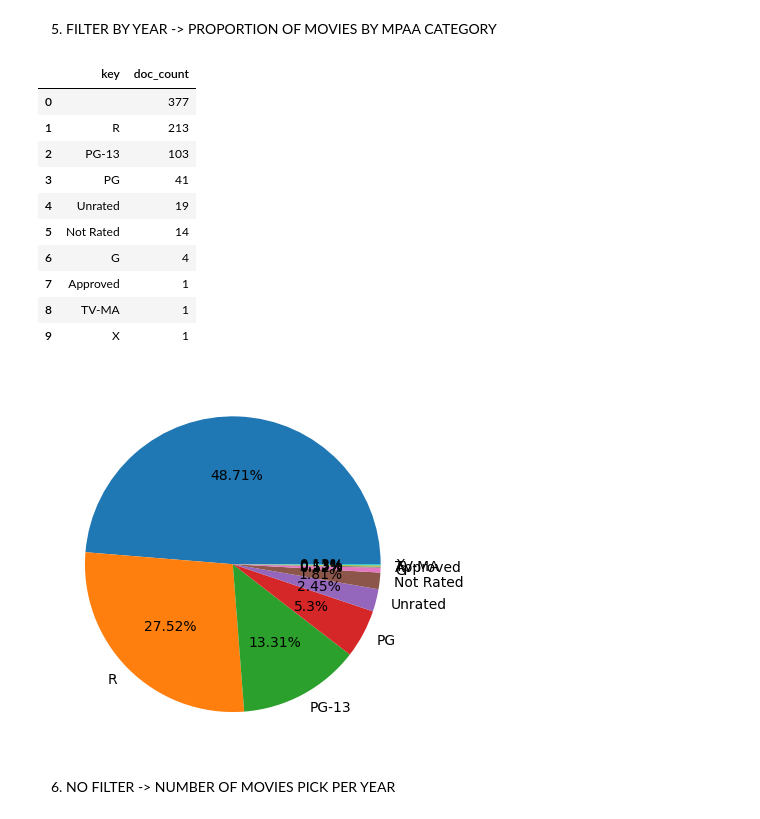
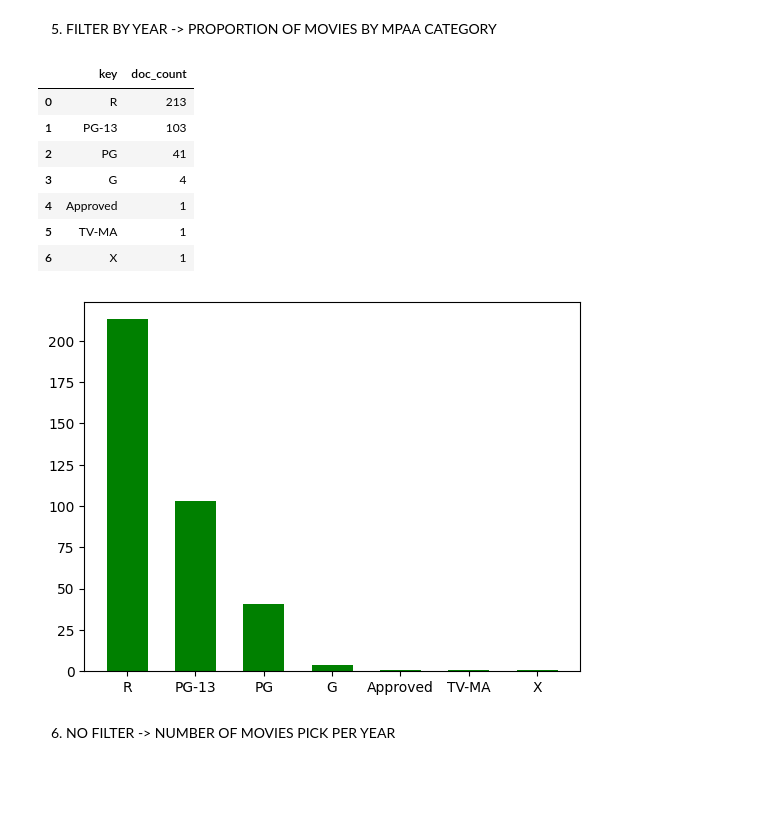
Before and after one commit to cedricsoares/datascientest-projet-new-york-times, a Jupyter notebook: notebooks/movies_queries.ipynb, the cells around one changed output. Cells and saved outputs as stored; diff of their text form; code cells hidden in the pictures; blank space fills up the shorter version.

```diff
--- a/notebooks/movies_queries.ipynb
+++ b/notebooks/movies_queries.ipynb
@@ -228,46 +234,46 @@ def get_reviews_per_mpaa (year):
 
     query_body = {
     "size": 0,
             "query": {
                 "bool": {
+                    "must_not":[
+                        {"terms": {"mpaa_rating": ["", "Unrated", "Not Rated"]}}
+                    ],
                     "filter": [
                         {"range": {"publication_date": {"gte": f"{year}-01-01", "lte": f"{year}-12-31"}}}
                     ]
                 }
             },
     "aggs": {
         "films_by_mpaa_rating": {
         "terms": {
             "field": "mpaa_rating",
-            "size": 10
+            "size": 20
         }
         }
     }
     }
     result = es.search(index="movies", body=query_body)
 
     result = json.dumps(result["aggregations"]["films_by_mpaa_rating"]["buckets"])
 
     df = pd.read_json(result)
     display(df.head(10))
 
-    plt.pie(df["doc_count"], labels = df["key"], autopct = lambda x: str(round(x, 2)) + '%')
+    plt.bar(df["key"], df["doc_count"], color = 'green', width = 0.6)
     plt.show()
 
 get_reviews_per_mpaa(year=2016)
 # %% [output]
 |  | key | doc_count |
-| 0 |  | 377 |
-| 1 | R | 213 |
-| 2 | PG-13 | 103 |
-| 3 | PG | 41 |
-| 4 | Unrated | 19 |
-| 5 | Not Rated | 14 |
-| 6 | G | 4 |
-| 7 | Approved | 1 |
-| 8 | TV-MA | 1 |
-| 9 | X | 1 |
+| 0 | R | 213 |
+| 1 | PG-13 | 103 |
+| 2 | PG | 41 |
+| 3 | G | 4 |
+| 4 | Approved | 1 |
+| 5 | TV-MA | 1 |
+| 6 | X | 1 |
-[figure, old version]
+[figure, new version]
 # %% [markdown]
 6. NO FILTER -> NUMBER OF MOVIES PICK PER YEAR
 # %%
```
Also changed, not shown: parts of 8 cells of this notebook.
